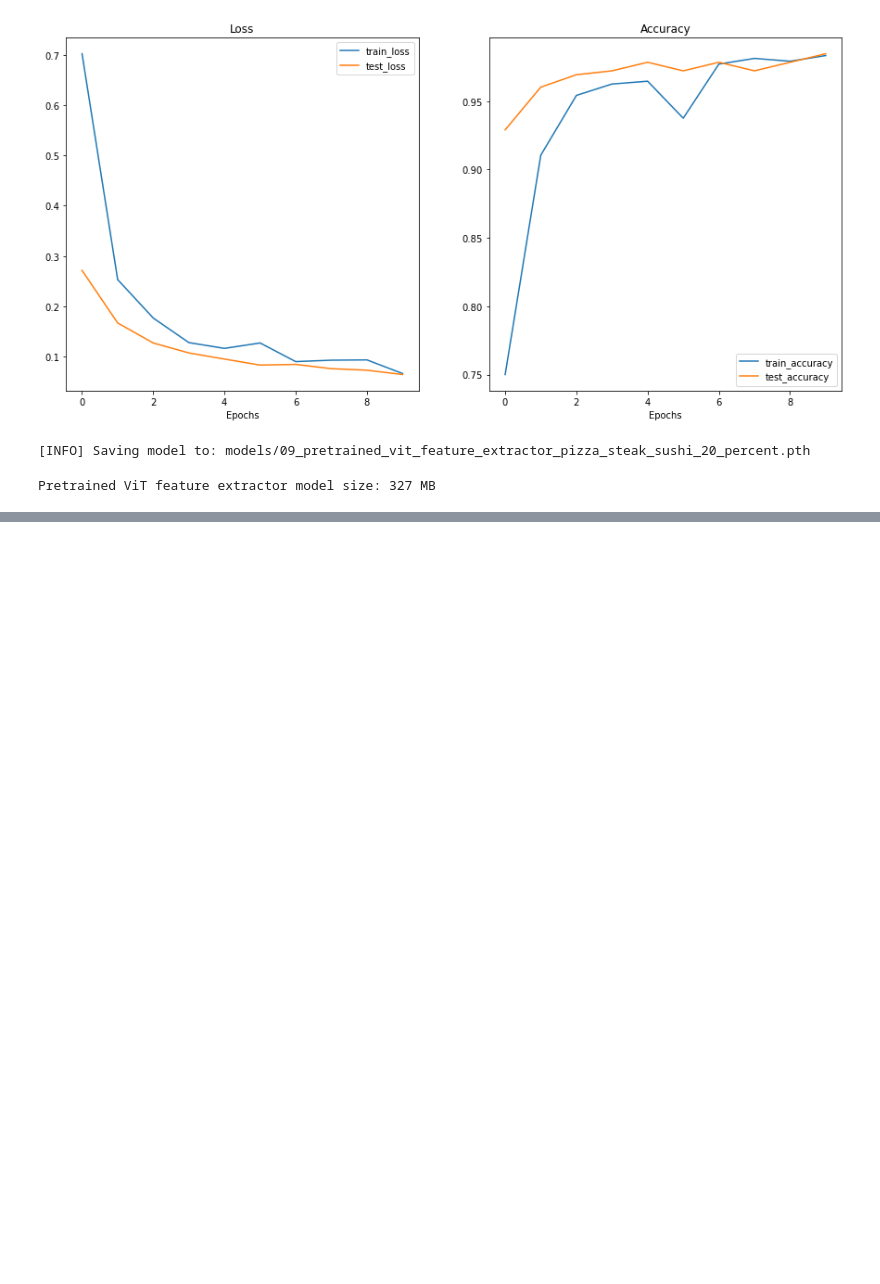
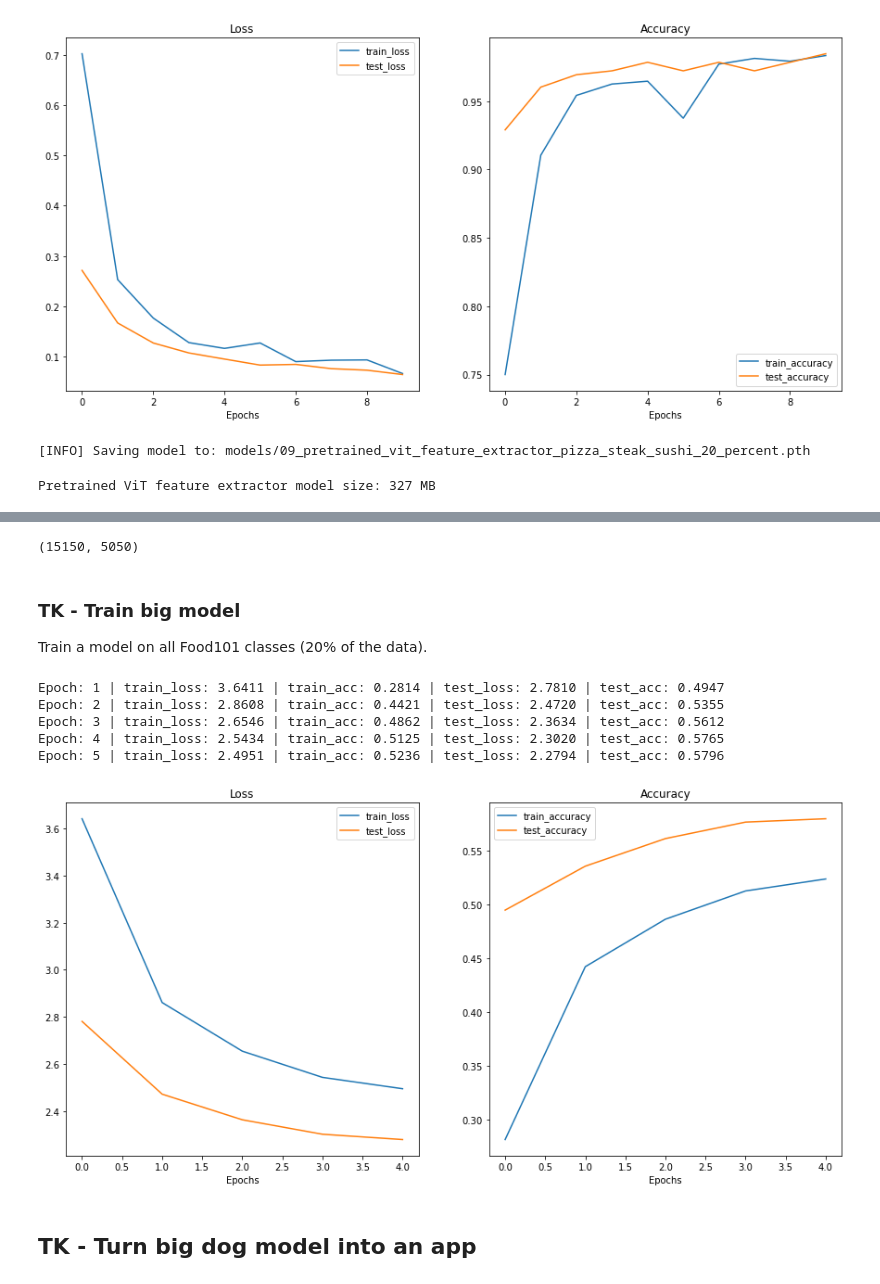
Before and after one commit to mrdbourke/pytorch-deep-learning, a Jupyter notebook: 09_pytorch_model_deployment.ipynb, the cells around one changed output, grey strips where cells are left out. Cells and saved outputs as stored; diff of their text form; code cells hidden in the pictures; blank space fills up the shorter version.

```diff
--- a/09_pytorch_model_deployment.ipynb
+++ b/09_pytorch_model_deployment.ipynb
@@ -248,0 +598,6 @@ Pretrained ViT feature extractor model size: 327 MB
+# %%
+effnetb2_food101, effnetb2_transforms = create_effnetb2_model(num_classes=101)
+train_transforms = torchvision.transforms.Compose([
+    torchvision.transforms.TrivialAugmentWide(),
+    effnetb2_transforms,
+])
@@ -248,0 +648,69 @@ Pretrained ViT feature extractor model size: 327 MB
+# %%
+# UPTOHERE: Can split data into random splits with `random_split()`... https://pytorch.org/docs/stable/data.html
+# Make 10% split and use for training data
+# Do the same with testing data, use these splits to train a bigger model and use that as "FoodVision Big"
+def split_dataset(dataset, split_size:float=0.2, seed:int=42):
+    length_1 = int(len(dataset) * split_size)
+    length_2 = len(dataset) - length_1
+    random_split_1, random_split_2 = torch.utils.data.random_split(dataset,
+                                                                   lengths=[length_1, length_2],
+                                                                   generator=torch.manual_seed(seed))
+    return random_split_1, random_split_2
+
+train_data_food101_20_percent, _ = split_dataset(dataset=train_data,
+                                                 split_size=0.2)
+
+test_data_food101_20_percent, _ = split_dataset(dataset=test_data,
+                                                split_size=0.2)
+
+len(train_data_food101_20_percent), len(test_data_food101_20_percent)
+# %% [output]
+(15150, 5050)
+# %%
+import torch
+
+BATCH_SIZE = 32
+train_dataloader_food101_20_percent = torch.utils.data.DataLoader(train_data_food101_20_percent,
+                                                                  batch_size=BATCH_SIZE,
+                                                                  shuffle=True,
+                                                                  num_workers=2)
+
+test_dataloader_food101_20_percent = torch.utils.data.DataLoader(test_data_food101_20_percent,
+                                                                 batch_size=BATCH_SIZE,
+                                                                 shuffle=False,
+                                                                 num_workers=2)
+# %% [markdown]
+### TK - Train big model
+
+Train a model on all Food101 classes (20% of the data).
+# %%
+from going_modular.going_modular import engine
+
+optimizer = torch.optim.Adam(params=effnetb2_food101.parameters(),
+                             lr=1e-3)
+
+loss_fn = torch.nn.CrossEntropyLoss(label_smoothing=0.1) # throw in a little label smoothing because so many classes
+
+# Want to beat original Food101 paper with 20% of data,
+# see paper here: https://data.vision.ee.ethz.ch/cvl/datasets_extra/food-101/static/bossard_eccv14_food-101.pdf
+# need 56.40% acc on test dataset
+set_seeds()
+effnetb2_food101_results = engine.train(model=effnetb2_food101,
+                                        train_dataloader=train_dataloader_food101_20_percent,
+                                        test_dataloader=test_dataloader_food101_20_percent,
+                                        optimizer=optimizer,
+                                        loss_fn=loss_fn,
+                                        epochs=5,
+                                        device=device)
+# %% [output]
+Epoch: 1 | train_loss: 3.6411 | train_acc: 0.2814 | test_loss: 2.7810 | test_acc: 0.4947
+Epoch: 2 | train_loss: 2.8608 | train_acc: 0.4421 | test_loss: 2.4720 | test_acc: 0.5355
+Epoch: 3 | train_loss: 2.6546 | train_acc: 0.4862 | test_loss: 2.3634 | test_acc: 0.5612
+Epoch: 4 | train_loss: 2.5434 | train_acc: 0.5125 | test_loss: 2.3020 | test_acc: 0.5765
+Epoch: 5 | train_loss: 2.4951 | train_acc: 0.5236 | test_loss: 2.2794 | test_acc: 0.5796
+# %%
+plot_loss_curves(effnetb2_food101_results)
+# %% [output]
+[figure, added]
+# %% [markdown]
+## TK - Turn big dog model into an app
```
Also changed, not shown: parts of 57 cells of this notebook.
